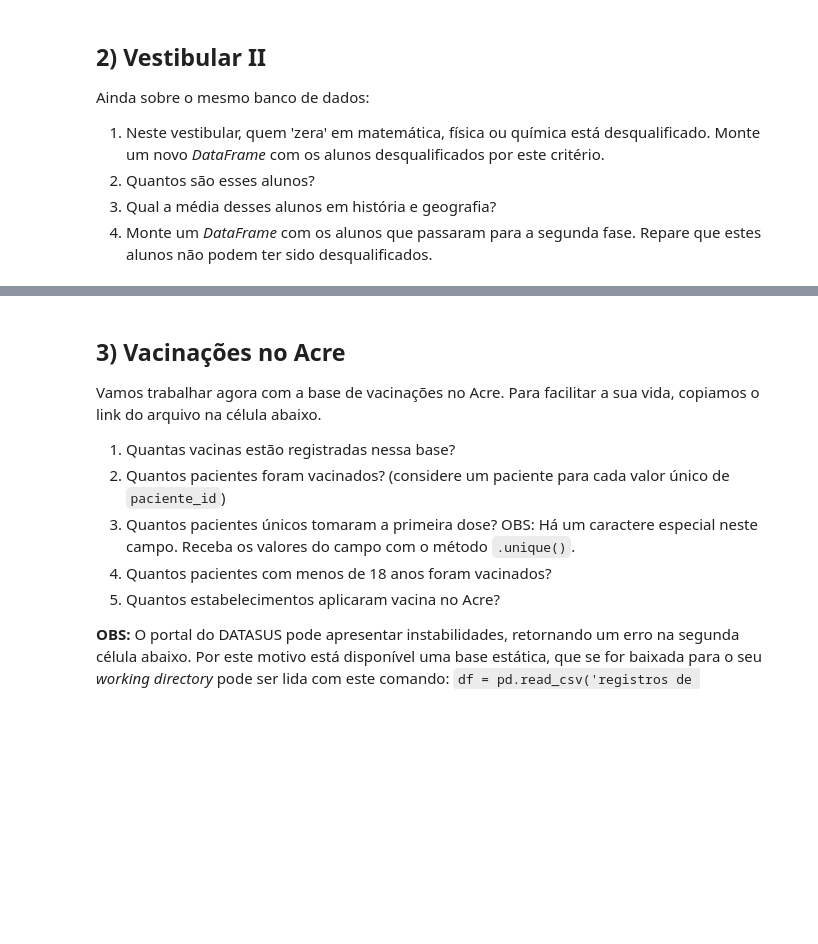
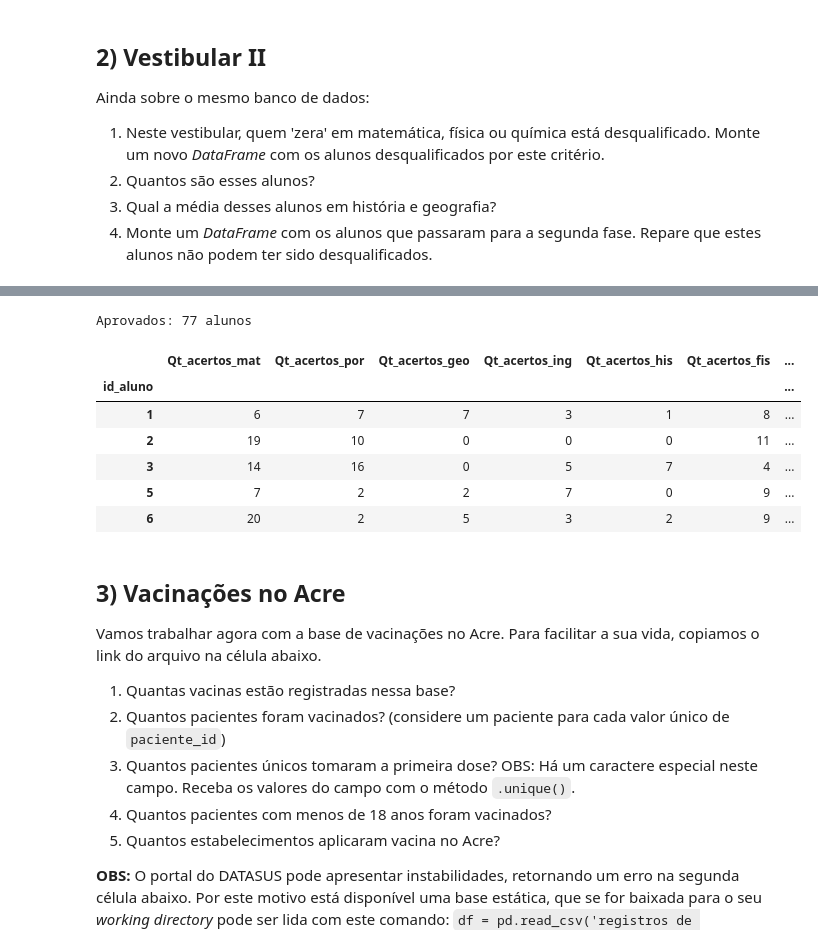
Before and after one commit to 0ace-jk/atividades_ebac, a Jupyter notebook: Mod04_Tarefa_aula_03_a_05_(base)_(1).ipynb, the cells around one changed output, grey strips where cells are left out. Saved outputs shown, nothing was run; the diff lists cells and outputs as text; code cells hidden in the pictures; blank space fills up the shorter version.

```diff
--- a/Mod04_Tarefa_aula_03_a_05_(base)_(1).ipynb
+++ b/Mod04_Tarefa_aula_03_a_05_(base)_(1).ipynb
@@ -61,3 +186,18 @@ Ainda sobre o mesmo banco de dados:
+# %%
+# 4) seu código aqui
+
+df_aprovados = df_resultado.loc[df_resultado['aluno_aprovado'] == True]
+print(f'Aprovados: {df_aprovados.shape[0]} alunos')
+df_aprovados.head(5)
+# %% [output]
+Aprovados: 77 alunos
+|  | Qt_acertos_mat | Qt_acertos_por | Qt_acertos_geo | Qt_acertos_ing | Qt_acertos_his | Qt_acertos_fis | ... |
+| id_aluno |  |  |  |  |  |  | ... |
+| 1 | 6 | 7 | 7 | 3 | 1 | 8 | ... |
+| 2 | 19 | 10 | 0 | 0 | 0 | 11 | ... |
+| 3 | 14 | 16 | 0 | 5 | 7 | 4 | ... |
+| 5 | 7 | 2 | 2 | 7 | 0 | 9 | ... |
+| 6 | 20 | 2 | 5 | 3 | 2 | 9 | ... |
 # %% [markdown]
 ## 3) Vacinações no Acre
 Vamos trabalhar agora com a base de vacinações no Acre. Para facilitar a sua vida, copiamos o link do arquivo na célula abaixo.
```
Also changed, not shown: parts of 13 cells of this notebook.
